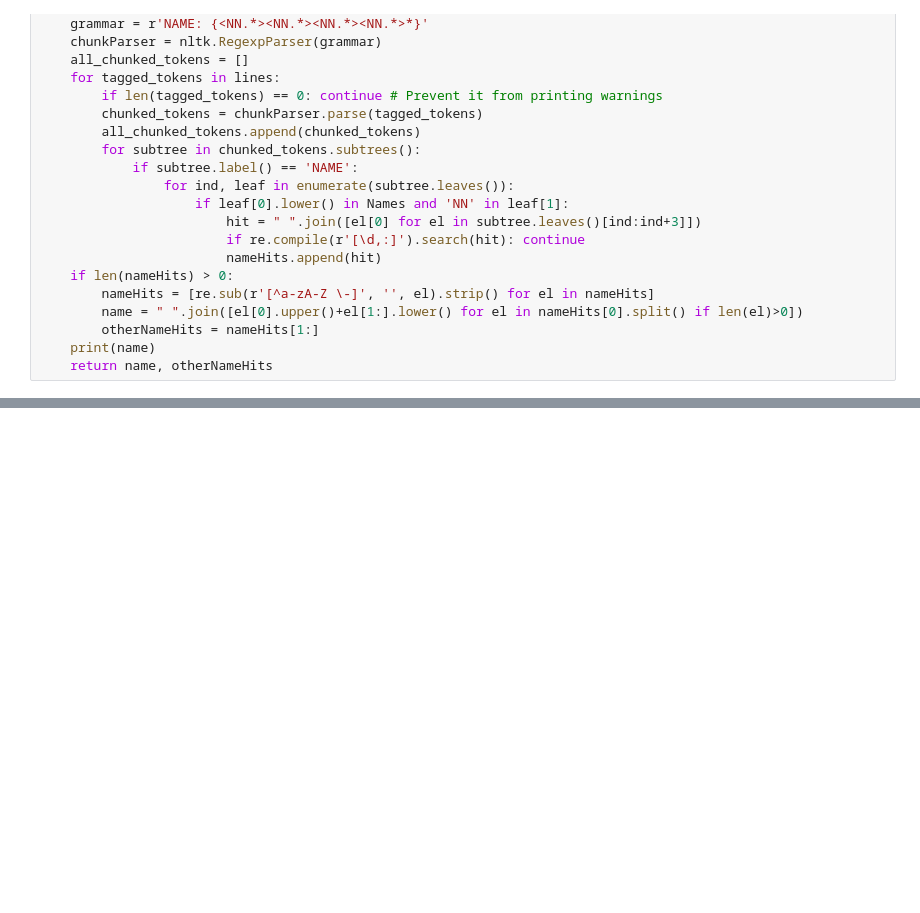
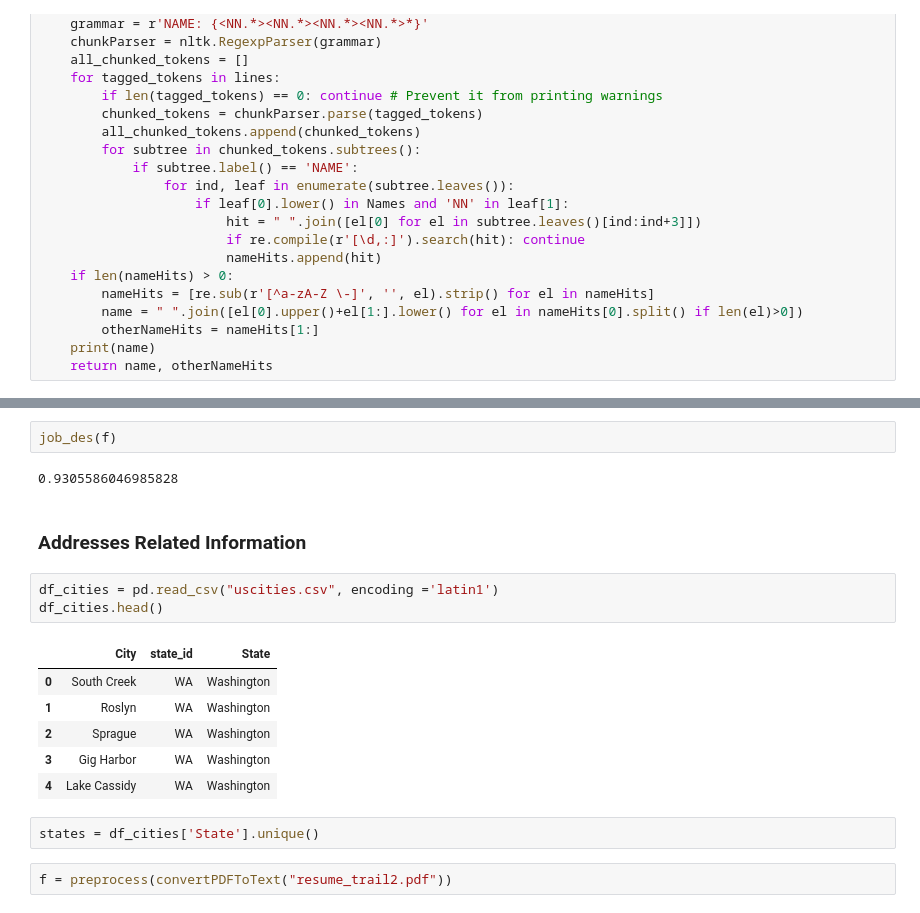
Before and after one commit to kbsriharsha/APTS_ApplicantParsingAndTrackingSystem, a Jupyter notebook: notebooks/generalFunctionsTrail.ipynb, the cells around one changed output, grey strips where cells are left out. Saved outputs shown, nothing was run; the diff lists cells and outputs as text; blank space fills up the shorter version.

```diff
--- a/notebooks/generalFunctionsTrail.ipynb
+++ b/notebooks/generalFunctionsTrail.ipynb
@@ -129,0 +283,20 @@ Erick B Knezek
+# %%
+job_des(f)
+# %% [output]
+0.9305586046985828
+# %% [markdown]
+### Addresses Related Information
+# %%
+df_cities = pd.read_csv("uscities.csv", encoding ='latin1')
+df_cities.head()
+# %% [output]
+|  | City | state_id | State |
+| 0 | South Creek | WA | Washington |
+| 1 | Roslyn | WA | Washington |
+| 2 | Sprague | WA | Washington |
+| 3 | Gig Harbor | WA | Washington |
+| 4 | Lake Cassidy | WA | Washington |
+# %%
+states = df_cities['State'].unique()
+# %%
+f = preprocess(convertPDFToText("resume_trail2.pdf"))
```
Also changed, not shown: parts of 37 cells of this notebook, 9 other files.
